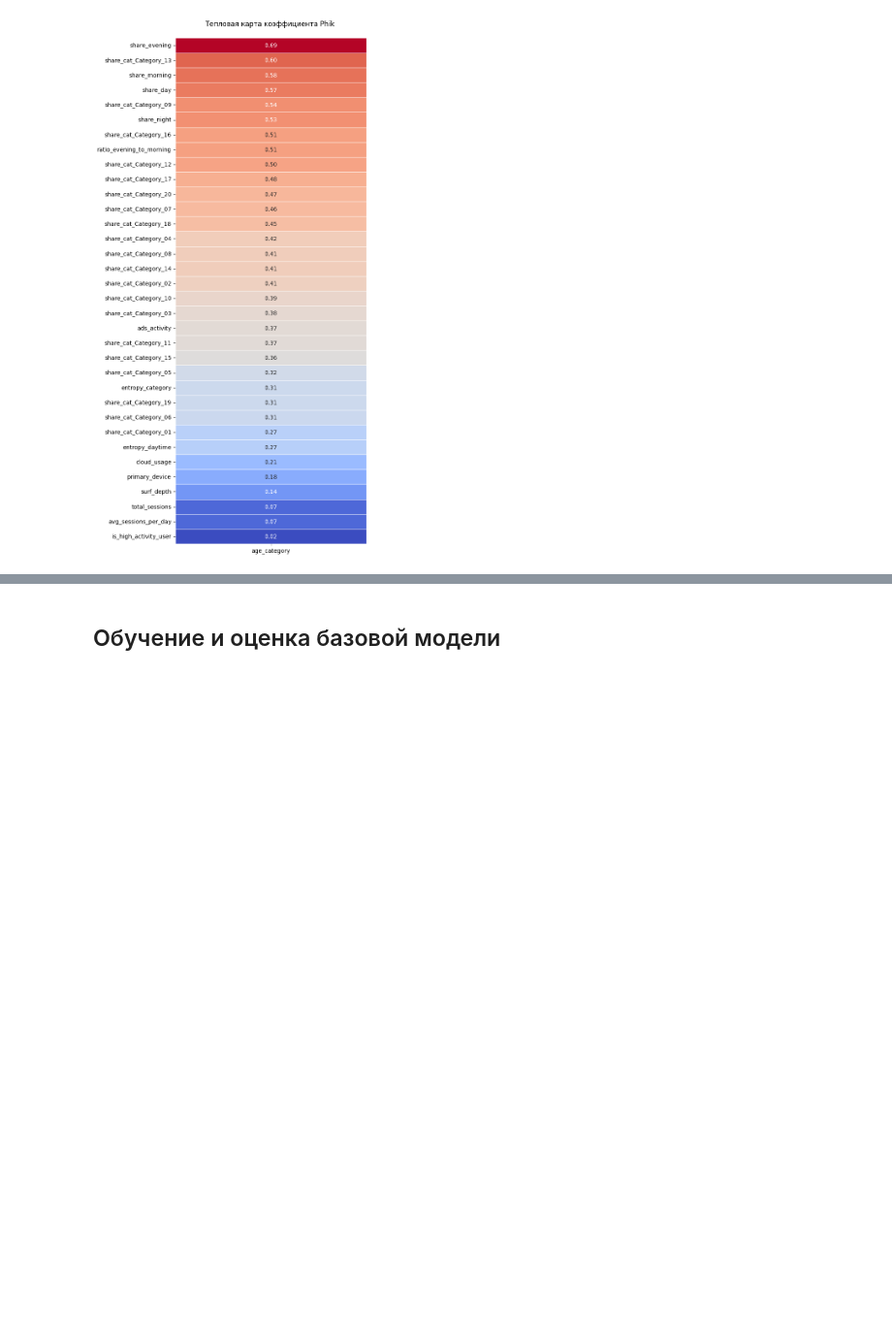
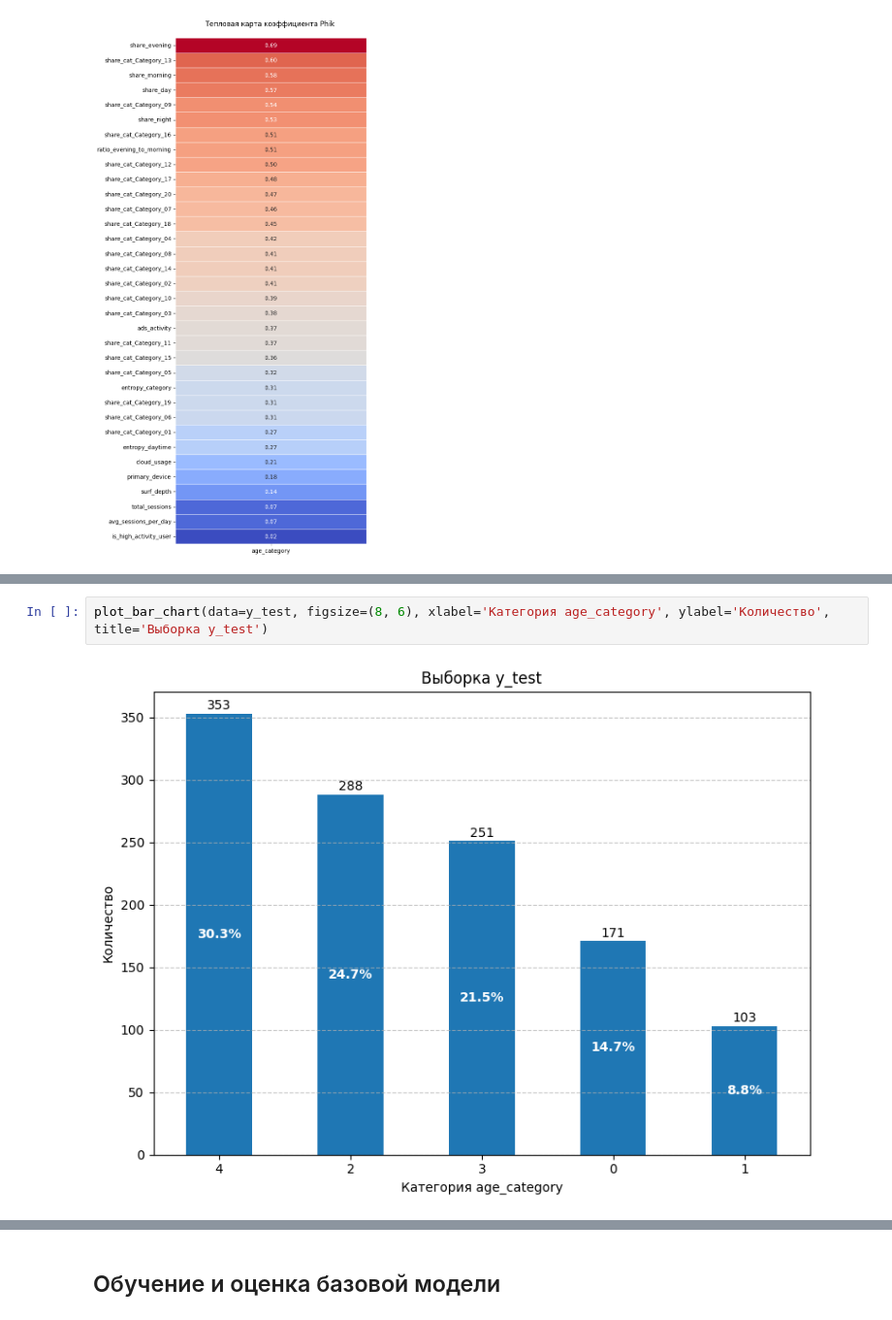
Before and after one commit to TemaQDX/project_module_03_yeti, a Jupyter notebook: project_module_03_yeti_Artem_Burov.ipynb, the cells around one changed output, grey strips where cells are left out. Shown at 97% size. Drawn from its saved outputs; the diff is of its cells as text; blank space fills up the shorter version.

```diff
--- a/project_module_03_yeti_Artem_Burov.ipynb
+++ b/project_module_03_yeti_Artem_Burov.ipynb
@@ -963,0 +1042,4 @@ phik_coolwarm_matrix(df=df_users_logs, target_var='age_category', interval_cols=
+# %%
+plot_bar_chart(data=y_test, figsize=(8, 6), xlabel='Категория age_category', ylabel='Количество', title='Выборка y_test')
+# %% [output]
+[figure, added]
```
Also changed, not shown: parts of 20 cells of this notebook.
